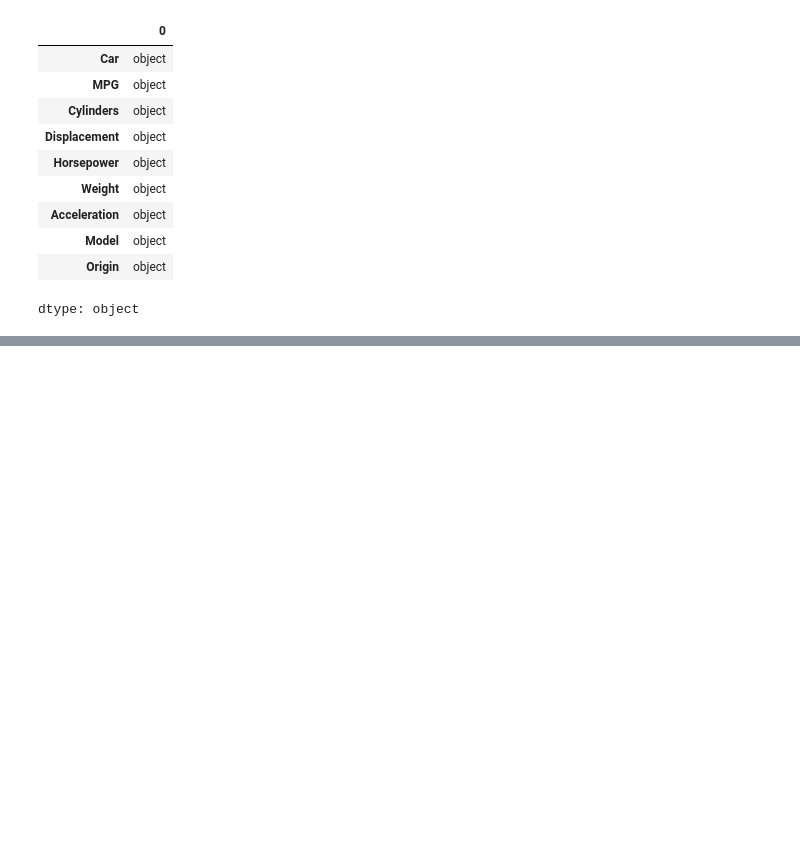
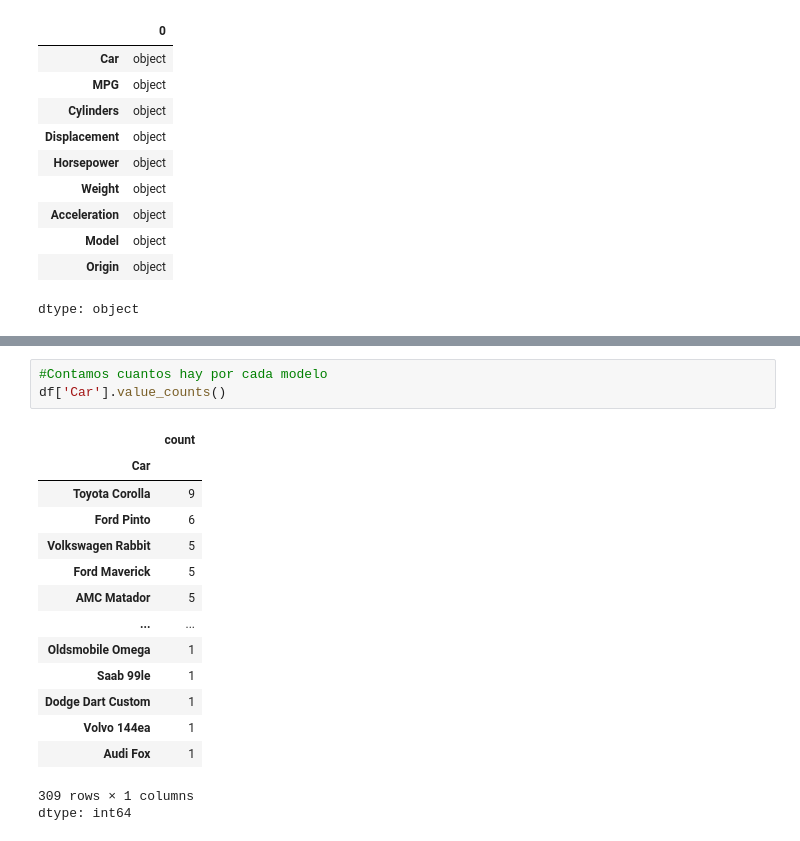
Before and after one commit to FelipeSanchezS/python-data-lab, a Jupyter notebook: ETL-Carros/ETL_Carros.ipynb, the cells around one changed output, grey strips where cells are left out. Saved outputs shown, nothing was run; the diff lists cells and outputs as text; blank space fills up the shorter version.

```diff
--- a/ETL-Carros/ETL_Carros (1).ipynb
+++ b/ETL-Carros/ETL_Carros.ipynb
@@ -96,0 +189,19 @@ dtype: object
+# %%
+#Contamos cuantos hay por cada modelo
+df['Car'].value_counts()
+# %% [output]
+|  | count |
+| Car |  |
+| Toyota Corolla | 9 |
+| Ford Pinto | 6 |
+| Volkswagen Rabbit | 5 |
+| Ford Maverick | 5 |
+| AMC Matador | 5 |
+| ... | ... |
+| Oldsmobile Omega | 1 |
+| Saab 99le | 1 |
+| Dodge Dart Custom | 1 |
+| Volvo 144ea | 1 |
+| Audi Fox | 1 |
+309 rows × 1 columns
+dtype: int64
```
Also changed, not shown: parts of 8 cells of this notebook.
